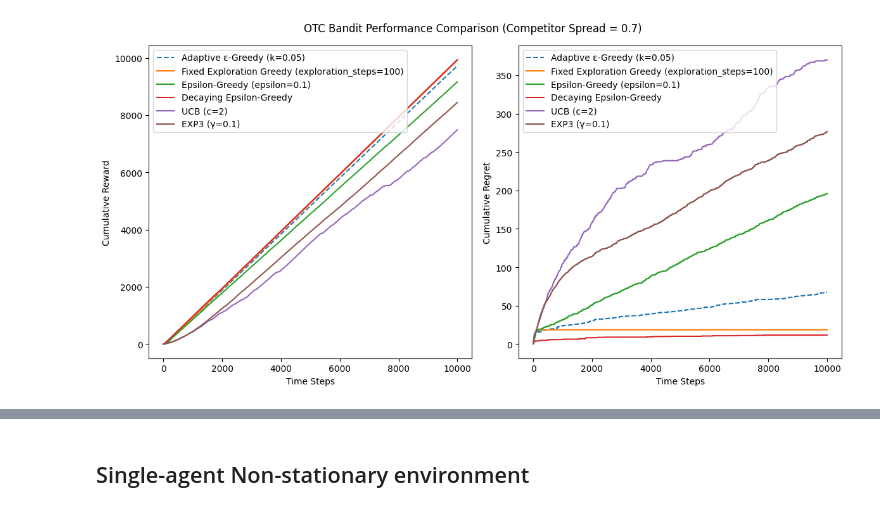
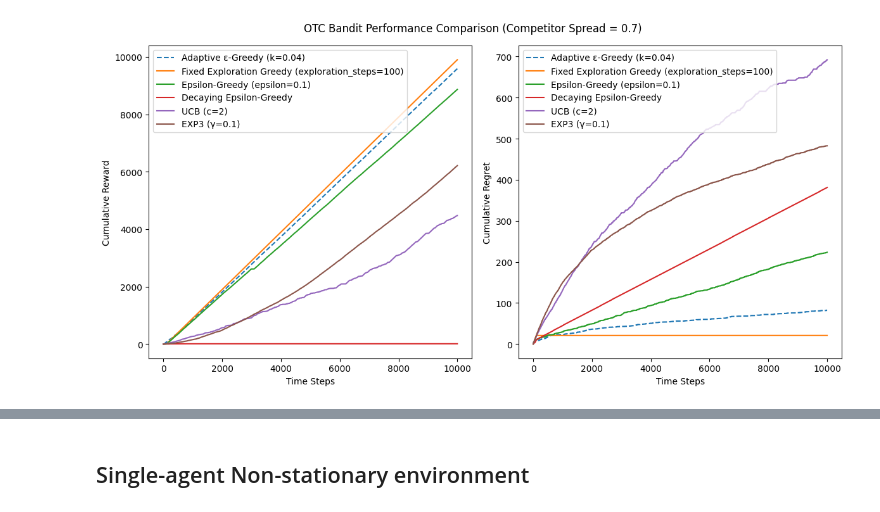
Before and after one commit to jessie-1001/RS-PROJECT, a Jupyter notebook: New_Algorithm_in_OTC.ipynb, the cells around one changed output, grey strips where cells are left out. Cells and saved outputs as stored; diff of their text form; code cells hidden in the pictures.

```diff
--- a/New_Algorithm_in_OTC.ipynb
+++ b/New_Algorithm_in_OTC.ipynb
@@ -236,8 +236,8 @@ def run_experiment(bandit_class, bandit_params, env, num_steps):
 # Experiment Configuration
 # ==========================
 
-spreads = [0.1, 0.3, 0.5, 0.7, 0.9] # Available spreads
-num_arms = len(spreads) # Number of arms
+num_arms = 10
+spreads = np.linspace(0.1, 1, num_arms) # Available spreads
 competitor_spread = 0.7 # Competitor's fixed spread
 alpha = 0.4 # High alpha means high competitiveness (steep execution prob curve)
 env = OTCEnvironment( # Define environment
@@ -251,7 +251,7 @@ num_steps = 10000  # Simulation length
 # Algorithm Parameters
 # ==========================
 
-k = 0.05  # Adaptive ε-Greedy exploration scaling
+k = 0.04  # Adaptive ε-Greedy exploration scaling
 exploration_steps = 100  # Fixed exploration phase length
 epsilon = 0.1  # Standard ε-Greedy exploration rate
 c = 2  # UCB exploration weight
@@ -265,18 +265,6 @@ def epsilon_schedule(t): # ε decay schedule for Decaying ε-Greedy
 # Running Experiments
 # ==========================
 
-'''
-# Test multiple k values for AdaptiveEpsilonGreedy
-
-k_values = np.linspace(0.05, 1, 5)  # [0.1, 0.325, 0.55, 0.775, 1.0]
-aeg_results = []
-
-for k in k_values:
-    reward, regret = run_experiment(AdaptiveEpsilonGreedy,
-                                  {'num_arms': len(spreads), 'k': k},
-                                  env, num_steps)
-    aeg_results.append((k, reward, regret))
-'''
 # Adaptive ε-Greedy
 adaptive_epsilon_greedy_reward, adaptive_epsilon_greedy_regret = run_experiment(AdaptiveEpsilonGreedy, {'num_arms': num_arms, 'k': k}, env, num_steps)
 # Fixed exploration Greedy
@@ -298,43 +286,33 @@ plt.figure(figsize=(12, 6))
 
 # Reward Plot
 plt.subplot(1, 2, 1)
-'''
-# Plot AEG variants
 
-for k, reward, _ in aeg_results:
-    plt.plot(reward, label=f'Adaptive ε-Greedy (k={k:.2f})', alpha=0.7, linestyle='--')
-'''
 plt.plot(adaptive_epsilon_greedy_reward, label=f'Adaptive ε-Greedy (k={k})', linestyle='--')
 plt.plot(fixed_exploration_greedy_reward, label=f'Fixed Exploration Greedy (exploration_steps={exploration_steps})')
 plt.plot(epsilon_greedy_reward, label=f'Epsilon-Greedy (epsilon={epsilon})')
 plt.plot(decaying_epsilon_greedy_reward, label='Decaying Epsilon-Greedy')
 plt.plot(ucb_reward, label=f'UCB (c={c})')
 plt.plot(exp3_reward, label=f'EXP3 (γ={gamma})')
 plt.xlabel("Time Steps")
 plt.ylabel("Cumulative Reward")
 plt.legend()
 
 
 # Regret Plot
 plt.subplot(1, 2, 2)
-'''
-# Plot AEG variants
 
-for k, _, regret in aeg_results:
-    plt.plot(regret, label=f'Adaptive ε-Greedy (k={k:.2f})', alpha=0.7, linestyle='--')
-'''
 plt.plot(adaptive_epsilon_greedy_regret, label=f'Adaptive ε-Greedy (k={k})', linestyle='--')
 plt.plot(fixed_exploration_greedy_regret, label=f'Fixed Exploration Greedy (exploration_steps={exploration_steps})')
 plt.plot(epsilon_greedy_regret, label=f'Epsilon-Greedy (epsilon={epsilon})')
 plt.plot(decaying_epsilon_greedy_regret, label='Decaying Epsilon-Greedy')
 plt.plot(ucb_regret, label=f'UCB (c={c})')
 plt.plot(exp3_regret, label=f'EXP3 (γ={gamma})')
 plt.xlabel("Time Steps")
 plt.ylabel("Cumulative Regret")
 plt.legend()
 
 plt.suptitle(f"OTC Bandit Performance Comparison (Competitor Spread = {competitor_spread})")
 plt.tight_layout()
 plt.show()
 # %% [output]
-[figure, old version]
+[figure, new version]
```
Also changed, not shown: parts of 2 cells of this notebook.
